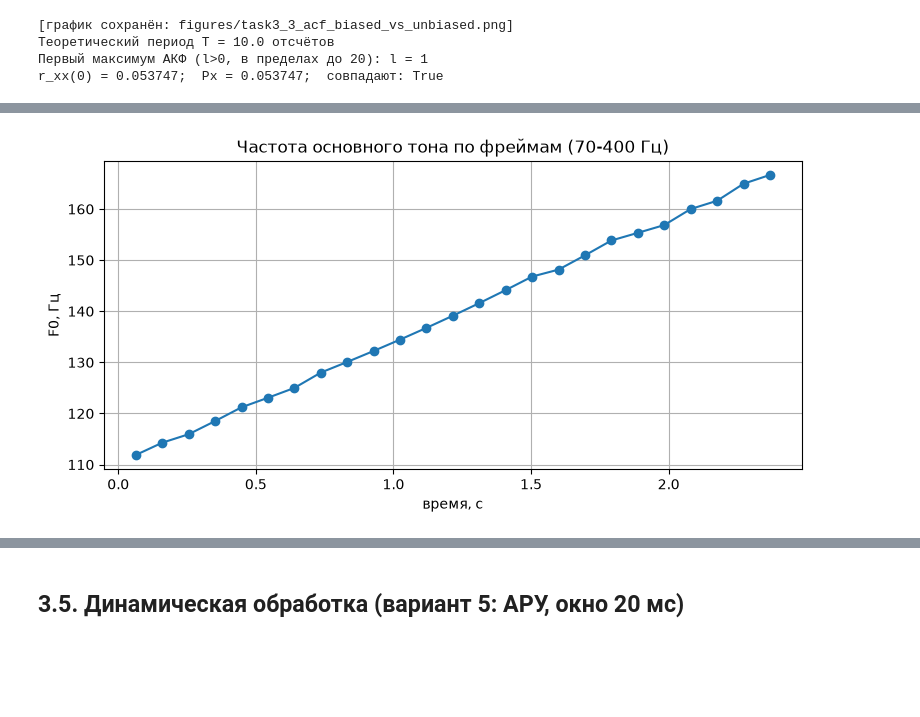
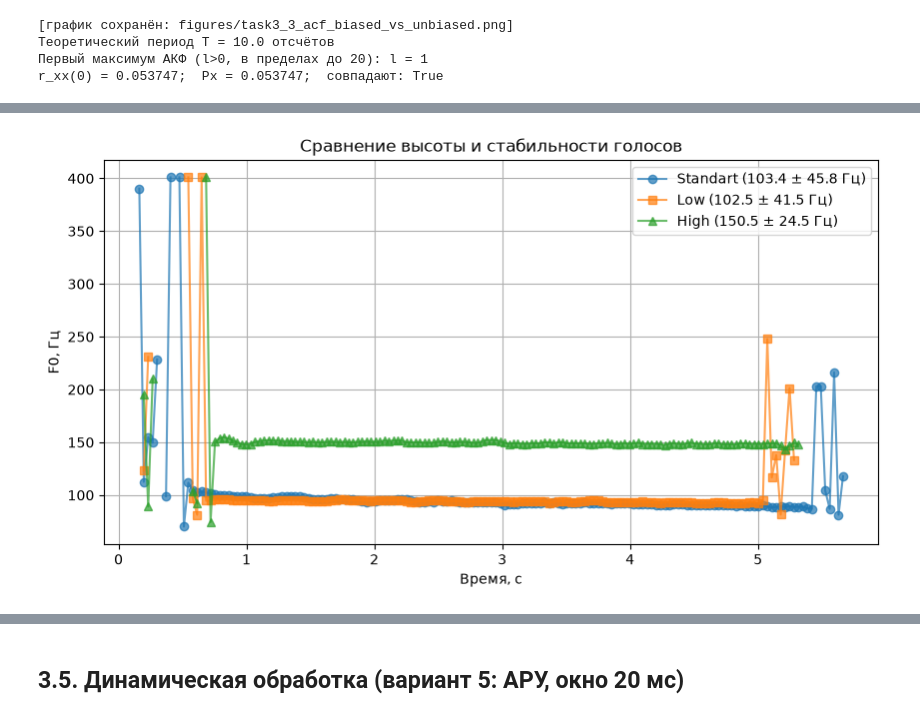
Before and after one commit to StanislauMikulski/TnAofDSP_lab2, a Jupyter notebook: lab02_variant5.ipynb, the cells around one changed output, grey strips where cells are left out. Cells and saved outputs as stored; diff of their text form; code cells hidden in the pictures; blank space fills up the shorter version.

Commit message:
Добавлен нормальный анализ голоса

```diff
--- a/lab02_variant5.ipynb
+++ b/lab02_variant5.ipynb
@@ -720,40 +724,75 @@ print(f"Длина записи: {len(x_rec)} отсчётов, fs={fs_rec} Гц
 # %%
-frame_len = 2048
-hop = frame_len - 512      # перекрытие 512 отсчётов
-fmin, fmax = 70, 400       # диапазон поиска (разд. 1.11, ловушка удвоения/половинения)
+import matplotlib.pyplot as plt
+import numpy as np
 
-frames_F0 = []
-frames_center_t = []
 
-lag_min = int(fs_rec / fmax)
-lag_max = int(fs_rec / fmin)
+def estimate_f0_track(
+    x, fs, frame_len=2048, hop=1536, fmin=70, fmax=400, acf_func=my_acf
+):
+    lag_min = int(fs / fmax)
+    lag_max = int(fs / fmin)
 
-n_start = 0
-while n_start + frame_len <= len(x_rec):
-    frame = x_rec[n_start:n_start + frame_len]
-    r = my_acf(frame, ext="zero")
-    search = r[lag_min:min(lag_max, len(r))]
-    if len(search) > 0 and np.max(search) > 0:
-        lag = lag_min + int(np.argmax(search))
-        F0 = fs_rec / lag
-    else:
-        F0 = np.nan
-    frames_F0.append(F0)
-    frames_center_t.append((n_start + frame_len / 2) / fs_rec)
-    n_start += hop
+    frames_F0 = []
+    frames_center_t = []
 
-frames_F0 = np.array(frames_F0)
-frames_center_t = np.array(frames_center_t)
+    n_start = 0
+    while n_start + frame_len <= len(x):
+        frame = x[n_start : n_start + frame_len]
 
-fig, ax = plt.subplots()
-ax.plot(frames_center_t, frames_F0, "o-")
-ax.set_xlabel("время, c")
+        frame = frame - np.mean(frame)
+
+        r = acf_func(frame, ext="zero")
+
+        search = r[lag_min : min(lag_max, len(r))]
+
+        if len(search) > 0:
+            best_idx = np.argmax(search)
+            lag = lag_min + best_idx
+
+            if search[best_idx] > 0:
+                F0 = fs / lag
+            else:
+                F0 = np.nan
+        else:
+            F0 = np.nan
+
+        frames_F0.append(F0)
+        frames_center_t.append((n_start + frame_len / 2) / fs)
+        n_start += hop
+
+    return np.array(frames_center_t), np.array(frames_F0)
+
+
+t_std, f0_std = estimate_f0_track(
+    x_rec_standart, fs_rec_standart, frame_len, hop, fmin, fmax
+)
+t_low, f0_low = estimate_f0_track(
+    x_rec_low, fs_rec_low, frame_len, hop, fmin, fmax
+)
+t_high, f0_high = estimate_f0_track(
+    x_rec_high, fs_rec_high, frame_len, hop, fmin, fmax
+)
+
+# --- Расчет среднего F0 и разброса (std) ---
+mean_std, std_std = np.nanmean(f0_std), np.nanstd(f0_std)
+mean_low, std_low = np.nanmean(f0_low), np.nanstd(f0_low)
+mean_high, std_high = np.nanmean(f0_high), np.nanstd(f0_high)
+
+print("=== Оценка стабильности высоты голоса ===")
+print(f"Standart: Средний F0 = {mean_std:.1f} Гц, Разброс (STD) = ±{std_std:.1f} Гц")
+print(f"Low:      Средний F0 = {mean_low:.1f} Гц, Разброс (STD) = ±{std_low:.1f} Гц")
+print(f"High:     Средний F0 = {mean_high:.1f} Гц, Разброс (STD) = ±{std_high:.1f} Гц")
+
+fig, ax = plt.subplots(figsize=(10, 5))
+ax.plot(t_std, f0_std, "o-", label=f"Standart ({mean_std:.1f} ± {std_std:.1f} Гц)", alpha=0.7)
+ax.plot(t_low, f0_low, "s-", label=f"Low ({mean_low:.1f} ± {std_low:.1f} Гц)", alpha=0.7)
+ax.plot(t_high, f0_high, "^-", label=f"High ({mean_high:.1f} ± {std_high:.1f} Гц)", alpha=0.7)
+
+ax.set_xlabel("Время, с")
 ax.set_ylabel("F0, Гц")
-ax.set_title("Частота основного тона по фреймам (70-400 Гц)")
-save_and_show(fig, "task3_4_f0_track")
+ax.set_title("Сравнение высоты и стабильности голосов")
+ax.grid(True)
+ax.legend()
 
-valid = ~np.isnan(frames_F0)
-print(f"Средний F0 = {np.nanmean(frames_F0):.1f} Гц, "
-      f"std = {np.nanstd(frames_F0):.1f} Гц, "
-      f"диапазон [{np.nanmin(frames_F0):.1f}, {np.nanmax(frames_F0):.1f}] Гц")
+save_and_show(fig, "task3_4_f0_track_comparison")
 # %% [output]
@@ -760 +803 @@ print(f"Средний F0 = {np.nanmean(frames_F0):.1f} Гц, "
-[figure, old version]
+[figure, new version]
```
Also changed, not shown: parts of 22 cells of this notebook, 8 other files.
